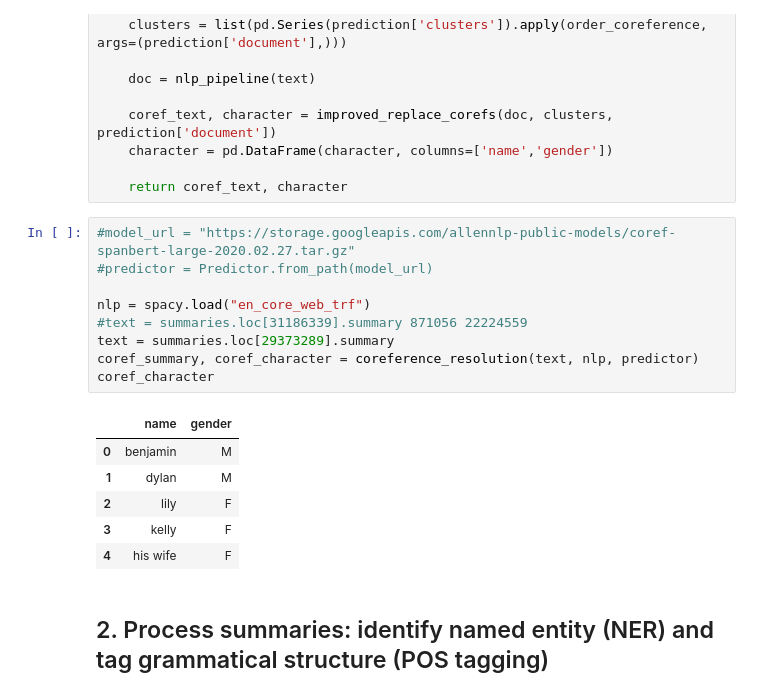
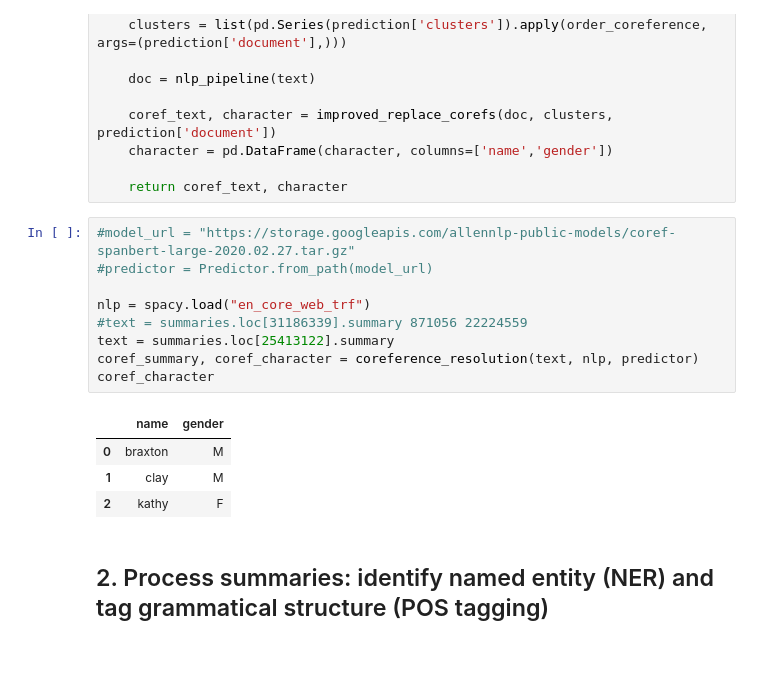
Before and after one commit to epfl-ada/ada-2022-project-error141, a Jupyter notebook: data_exploration_final.ipynb, the cells around one changed output. Saved outputs shown, nothing was run; the diff lists cells and outputs as text; blank space fills up the shorter version.

```diff
--- a/data_exploration_final.ipynb
+++ b/data_exploration_final.ipynb
@@ -697,19 +695,17 @@ def coreference_resolution(text, nlp_pipeline, predictor):
 # %%
 #model_url = "https://storage.googleapis.com/allennlp-public-models/coref-spanbert-large-2020.02.27.tar.gz"
 #predictor = Predictor.from_path(model_url)
 
 nlp = spacy.load("en_core_web_trf")
 #text = summaries.loc[31186339].summary 871056 22224559
-text = summaries.loc[29373289].summary
+text = summaries.loc[25413122].summary
 coref_summary, coref_character = coreference_resolution(text, nlp, predictor)
 coref_character
 # %% [output]
 |  | name | gender |
-| 0 | benjamin | M |
-| 1 | dylan | M |
-| 2 | lily | F |
-| 3 | kelly | F |
-| 4 | his wife | F |
+| 0 | braxton | M |
+| 1 | clay | M |
+| 2 | kathy | F |
 # %% [markdown]
 ## 2. Process summaries: identify named entity (NER) and tag grammatical structure (POS tagging) <a name="NER"></a>
 # %% [markdown]
```
Also changed, not shown: parts of 26 cells of this notebook, 1 other file.
